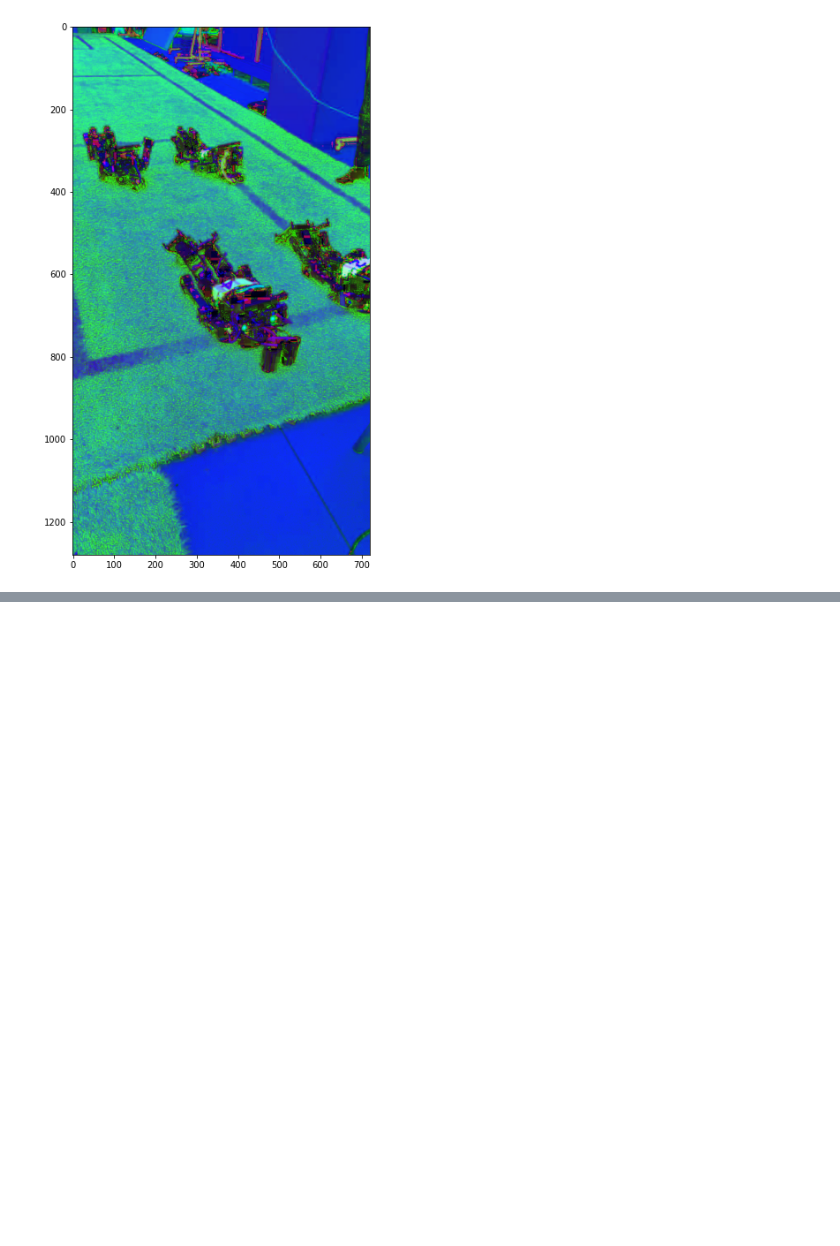
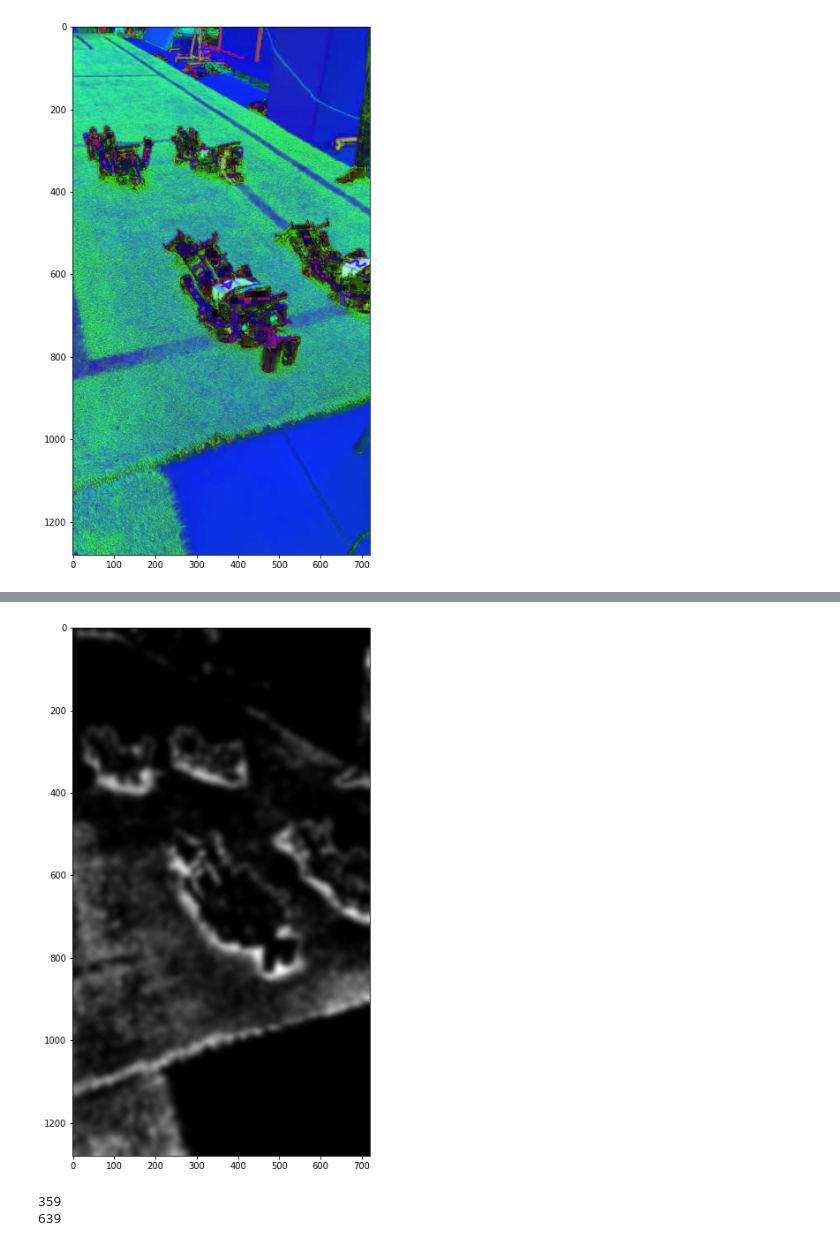
Before and after one commit to cyberschoolinmoscow/robofootball, a Jupyter notebook: homework/cv_hw2.ipynb, the cells around one changed output, grey strips where cells are left out. Drawn from its saved outputs; the diff is of its cells as text; code cells hidden in the pictures; blank space fills up the shorter version.

```diff
--- a/homework/cv_hw2.ipynb
+++ b/homework/cv_hw2.ipynb
@@ -134,0 +33,7 @@ plt.imshow(binary_map)
+# %%
+blur = cv2.GaussianBlur(mask, (45,45), 0)
+plt.figure(figsize=(12, 11))
+plt.imshow(blur, cmap="gray")
+plt.show()
+# %% [output]
+[figure, added]
@@ -134,0 +44,11 @@ plt.imshow(binary_map)
+# %%
+mainContour = max(contours, key = cv2.contourArea)
+M = cv2.moments(mainContour)
+if M['m00'] != 0:#не получается деление на ноль (т.е. если получен хотя-бы один контур)
+    cx = int(M['m10']/M['m00'])
+    cy = int(M['m01']/M['m00'])
+    print(cx)
+    print(cy)
+# %% [output]
+359
+639
```
Also changed, not shown: parts of 13 cells of this notebook.
